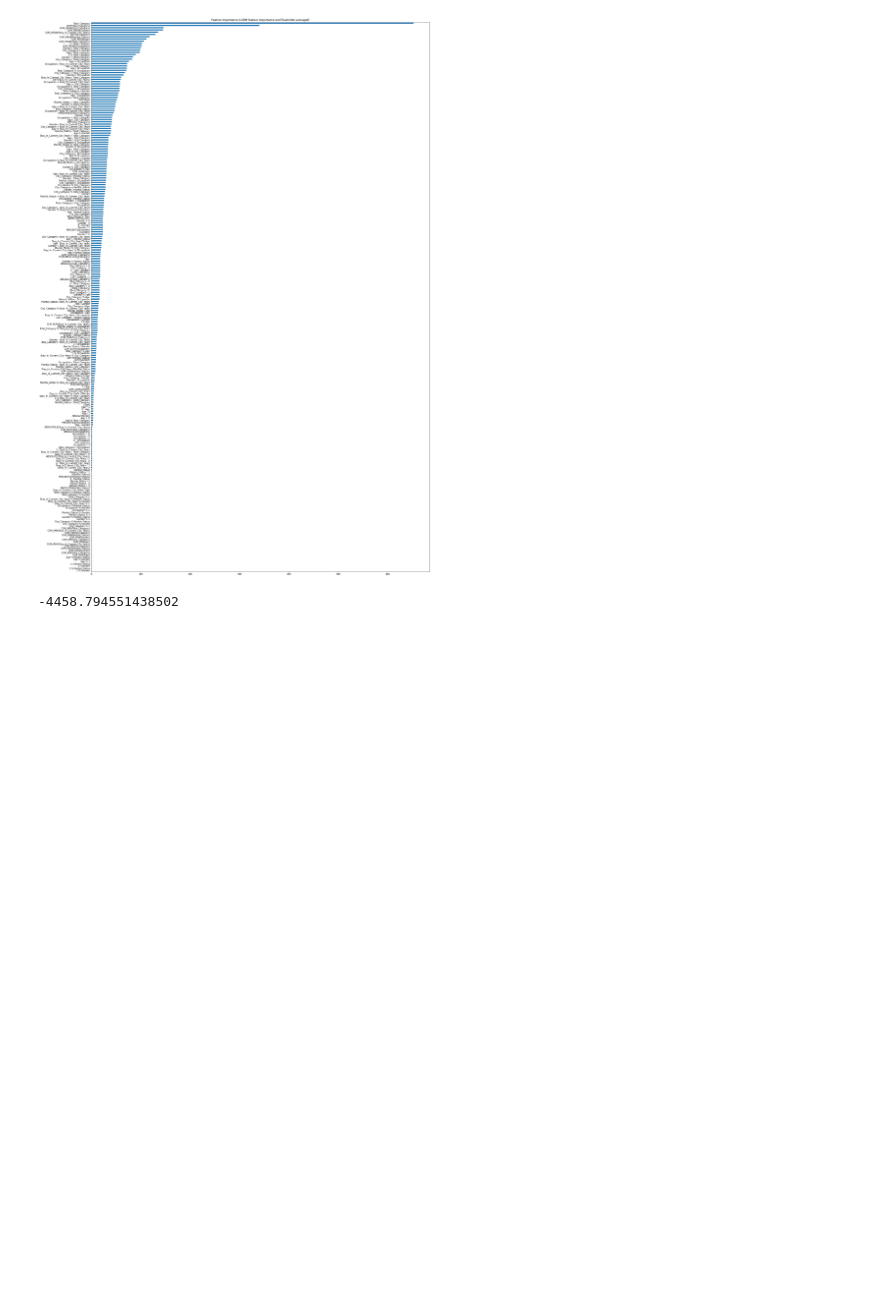
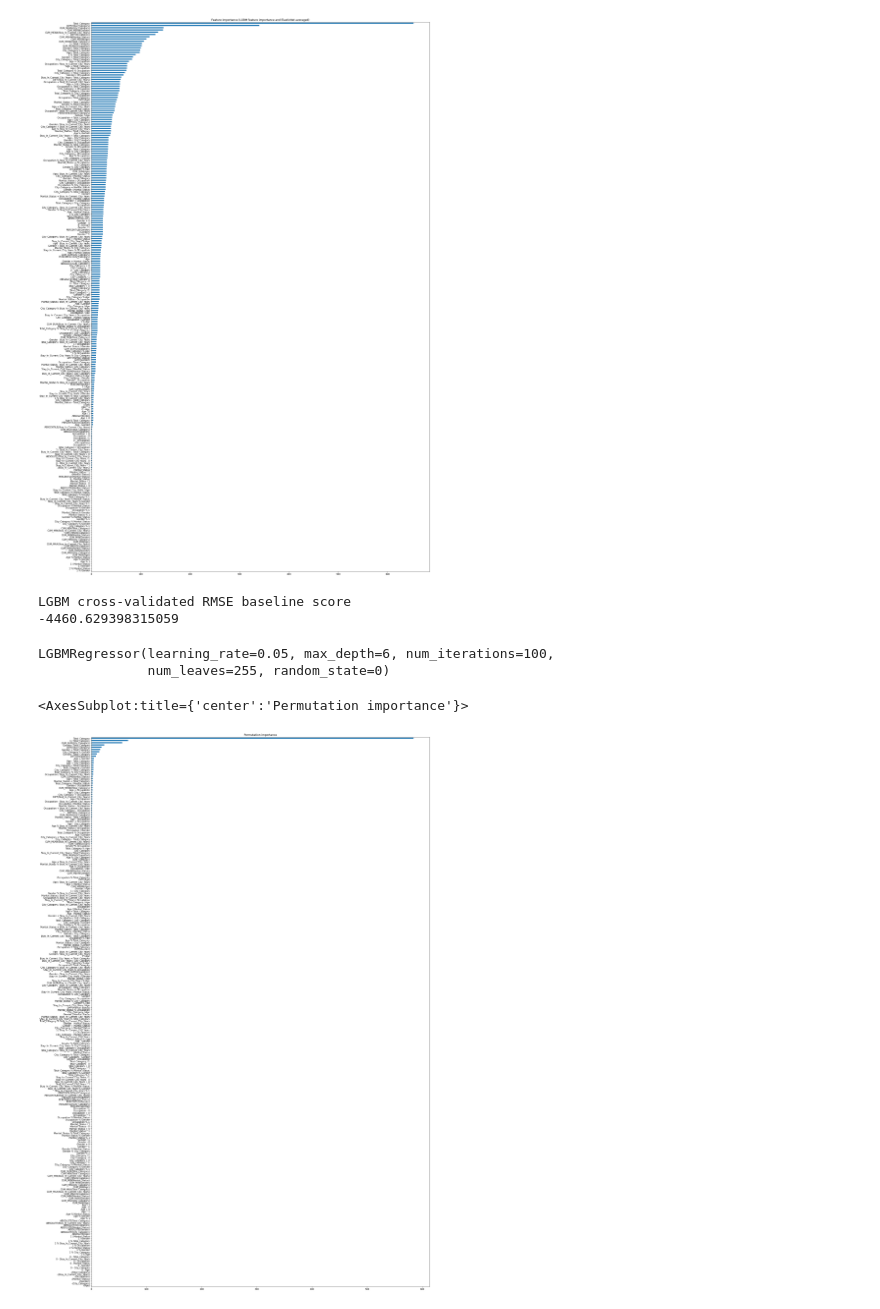
Before and after one commit to SanteriSuomi/Kaggle, a Jupyter notebook: BlackFridaySalesPrediction/BlackFridaySalesPrediction.ipynb, the cells around one changed output. Cells and saved outputs as stored; diff of their text form; code cells hidden in the pictures; blank space fills up the shorter version.

```diff
--- a/BlackFridaySalesPrediction/BlackFridaySalesPrediction.ipynb
+++ b/BlackFridaySalesPrediction/BlackFridaySalesPrediction.ipynb
@@ -234,5 +236,10 @@ mm = MinMaxScaler()
 features_train_scaled = pd.DataFrame(data=mm.fit_transform(features_train), columns=features_train.columns)
 features_test_scaled = pd.DataFrame(data=mm.transform(features_test), columns=features_test.columns)
 # %%
-lgbm_feature_importance = lgb.LGBMRegressor(num_iterations=200, learning_rate=0.05, max_depth=6, num_leaves=255, random_state=0)
-lgbm_feature_importance.fit(features_train_scaled, y)
+lgbm_baseline_params = { # LGBM regressor baseline (default) estimator parameters
+    "num_iterations" : 100,
+    "learning_rate" : 0.05,
+    "max_depth" : 6,
+    "num_leaves" : 255,
+    "random_state" : 0
+}
@@ -241,0 +246,3 @@ LGBMRegressor(learning_rate=0.05, max_depth=6, num_iterations=200,
+# %%
+lgbm_feature_importance = lgb.LGBMRegressor(**lgbm_baseline_params)
+lgbm_feature_importance.fit(features_train_scaled, y)
@@ -272,4 +282,21 @@ lgbm_baseline_scores = cross_val_score(estimator=lgb.LGBMRegressor(num_iteration
-# %%
-np.mean(lgbm_baseline_scores)
-# %% [output]
--4458.794551438502
+# %%
+print(f"""LGBM cross-validated RMSE baseline score
+{np.mean(lgbm_baseline_scores)}""")
+# %% [output]
+LGBM cross-validated RMSE baseline score
+-4460.629398315059
+# %%
+lgbm_baseline_estimator.fit(features_train_scaled, y)
+# %% [output]
+LGBMRegressor(learning_rate=0.05, max_depth=6, num_iterations=100,
+              num_leaves=255, random_state=0)
+# %%
+perm_result = permutation_importance(estimator=lgbm_baseline_estimator, X=features_train_scaled, y=y, n_repeats=5, scoring="neg_root_mean_squared_error", n_jobs=3, random_state=0)
+# %%
+fig, ax = plt.subplots(figsize=(27, 45))
+ax.set_title("Permutation importance")
+list_coef, list_cols = [list(tuple) for tuple in zip(*sorted(zip(perm_result.importances_mean, features_train_scaled.columns), reverse=False))]
+pd.Series(data=list_coef, index=list_cols).plot.barh(ax=ax)
+# %% [output]
+<AxesSubplot:title={'center':'Permutation importance'}>
+[figure, added]
```
Also changed, not shown: parts of 16 cells of this notebook.
